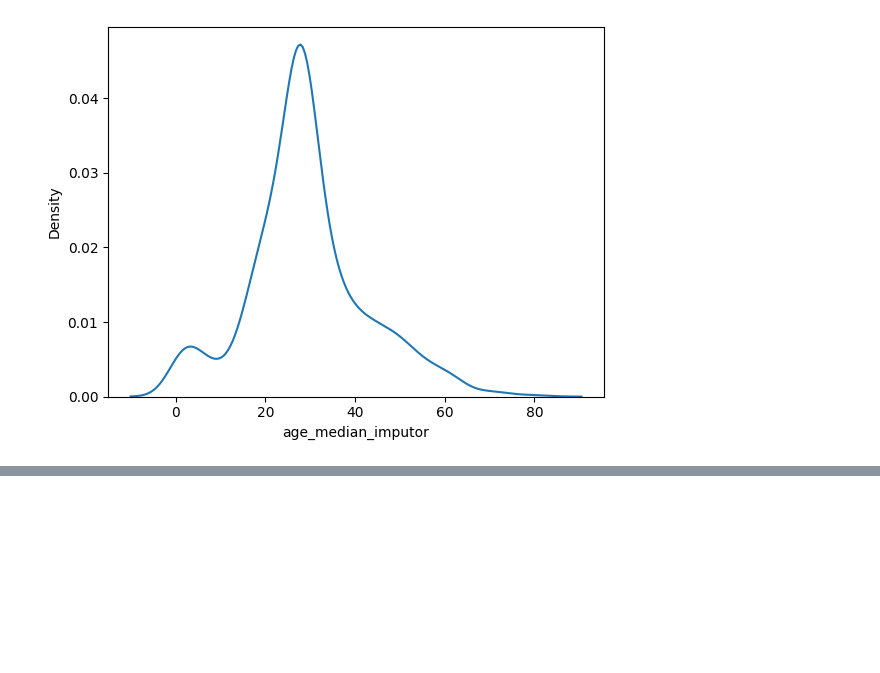
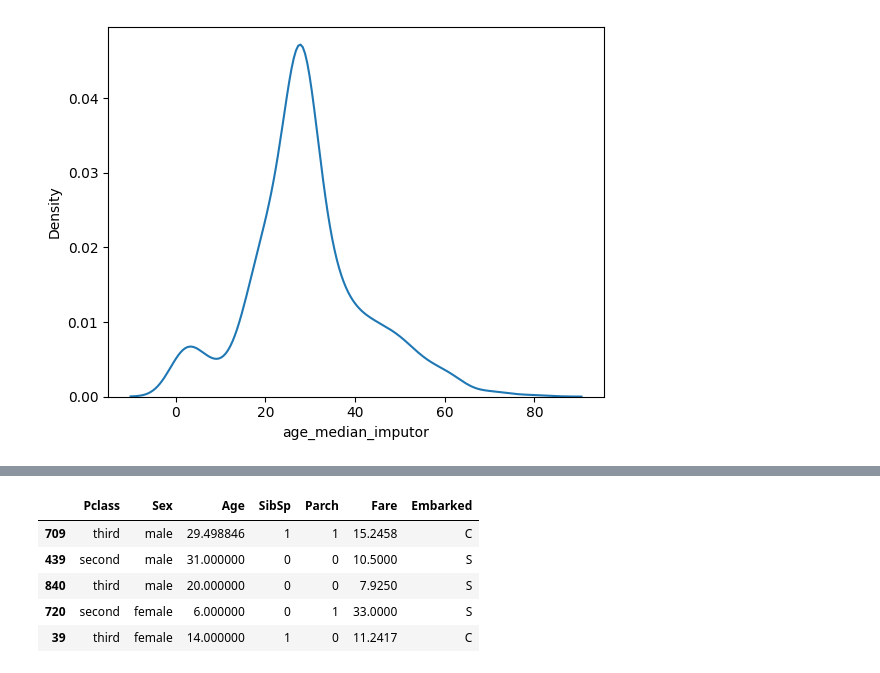
Before and after one commit to roybipro/AI-ML-learning-Phitron, a Jupyter notebook: machine-learning/week-01-eda-and-feature-engineering/Module-03-starter-train-test-split and-missing-value-handling /fe1.ipynb, the cells around one changed output, grey strips where cells are left out. Cells and saved outputs as stored; diff of their text form; code cells hidden in the pictures; blank space fills up the shorter version.

```diff
--- a/machine-learning/week-01-eda-and-feature-engineering/Module-03-starter-train-test-split and-missing-value-handling /fe1.ipynb
+++ b/machine-learning/week-01-eda-and-feature-engineering/Module-03-starter-train-test-split and-missing-value-handling /fe1.ipynb
@@ -128,0 +152,3 @@ sns.kdeplot(x_train['age_median_imputor'], label='median impute')
+# %%
+x_test['Age'] = age_imputer.transform(x_test[['Age']]).ravel()
+x_test.isnull().sum()
@@ -128,0 +166,10 @@ sns.kdeplot(x_train['age_median_imputor'], label='median impute')
+# %%
+x_test.drop(['age_mean_imputor', 'age_median_imputor'], axis=1, inplace=True, errors='ignore')
+x_test.head()
+# %% [output]
+|  | Pclass | Sex | Age | SibSp | Parch | Fare | Embarked |
+| 709 | third | male | 29.498846 | 1 | 1 | 15.2458 | C |
+| 439 | second | male | 31.000000 | 0 | 0 | 10.5000 | S |
+| 840 | third | male | 20.000000 | 0 | 0 | 7.9250 | S |
+| 720 | second | female | 6.000000 | 0 | 1 | 33.0000 | S |
+| 39 | third | female | 14.000000 | 1 | 0 | 11.2417 | C |
```
Also changed, not shown: parts of 4 cells of this notebook.
